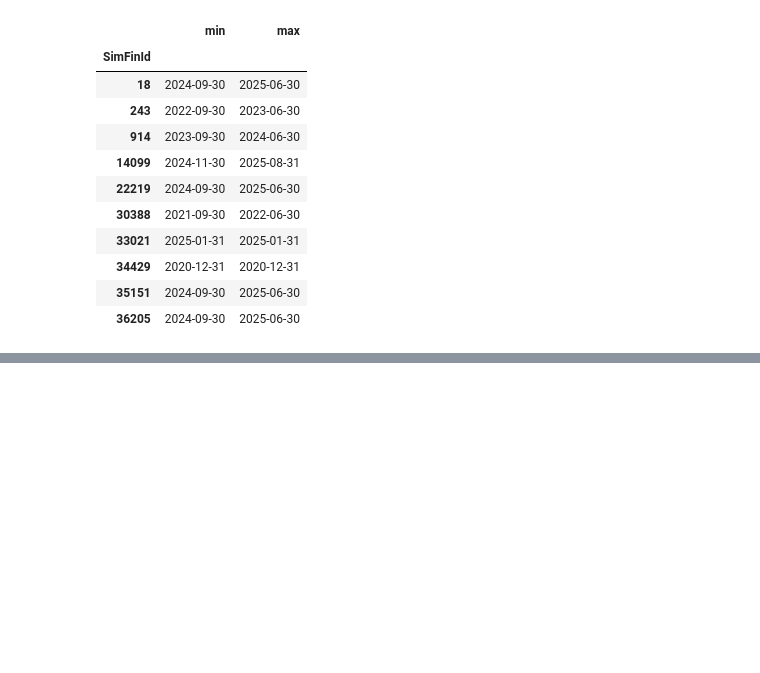
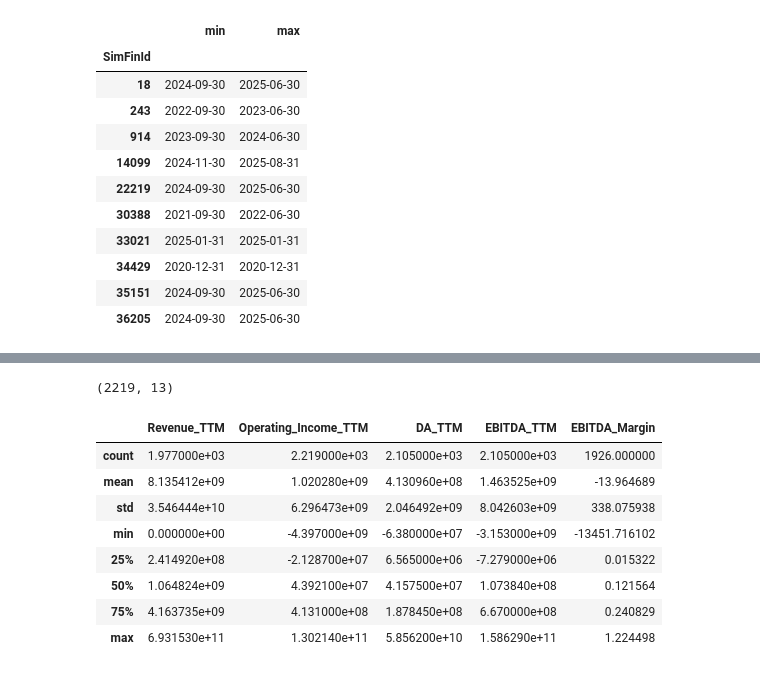
Before and after one commit to finnrcase/Econ_430_proj_1, a Jupyter notebook: notebooks/01_build_dataset.ipynb, the cells around one changed output, grey strips where cells are left out. Saved outputs shown, nothing was run; the diff lists cells and outputs as text; code cells hidden in the pictures; blank space fills up the shorter version.

```diff
--- a/notebooks/01_build_dataset.ipynb
+++ b/notebooks/01_build_dataset.ipynb
@@ -528,0 +716,4 @@ cashflow_latest4.groupby('SimFinId').size().value_counts()
+# %%
+print('Before cash-flow merge:', income_ttm.shape)
+ttm_financials = income_ttm.merge(cashflow_ttm, on='SimFinId', how='left', validate='one_to_one')
+print('After cash-flow merge:', ttm_financials.shape)
@@ -528,0 +723,6 @@ cashflow_latest4.groupby('SimFinId').size().value_counts()
+# %%
+ttm_financials['Matching_TTM_Window'] = (
+    (ttm_financials['Income_First_Report_Date'] == ttm_financials['Cashflow_First_Report_Date'])
+    & (ttm_financials['Income_Latest_Report_Date'] == ttm_financials['Cashflow_Latest_Report_Date'])
+)
+ttm_financials['Matching_TTM_Window'].value_counts()
@@ -528,0 +734,10 @@ cashflow_latest4.groupby('SimFinId').size().value_counts()
+# %%
+ttm_financials.loc[~ttm_financials['Matching_TTM_Window'], 'DA_TTM'] = np.nan
+ttm_financials['EBITDA_TTM'] = ttm_financials['Operating_Income_TTM'] + ttm_financials['DA_TTM']
+# %%
+ttm_financials['EBITDA_Margin'] = np.nan
+nonzero_revenue = ttm_financials['Revenue_TTM'].notnull() & (ttm_financials['Revenue_TTM'] != 0)
+ttm_financials.loc[nonzero_revenue, 'EBITDA_Margin'] = (
+    ttm_financials.loc[nonzero_revenue, 'EBITDA_TTM']
+    / ttm_financials.loc[nonzero_revenue, 'Revenue_TTM']
+)
@@ -528,0 +753,16 @@ cashflow_latest4.groupby('SimFinId').size().value_counts()
+# %%
+ttm_financials.shape
+# %% [output]
+(2219, 13)
+# %%
+ttm_financials[['Revenue_TTM', 'Operating_Income_TTM', 'DA_TTM', 'EBITDA_TTM', 'EBITDA_Margin']].describe()
+# %% [output]
+|  | Revenue_TTM | Operating_Income_TTM | DA_TTM | EBITDA_TTM | EBITDA_Margin |
+| count | 1.977000e+03 | 2.219000e+03 | 2.105000e+03 | 2.105000e+03 | 1926.000000 |
+| mean | 8.135412e+09 | 1.020280e+09 | 4.130960e+08 | 1.463525e+09 | -13.964689 |
+| std | 3.546444e+10 | 6.296473e+09 | 2.046492e+09 | 8.042603e+09 | 338.075938 |
+| min | 0.000000e+00 | -4.397000e+09 | -6.380000e+07 | -3.153000e+09 | -13451.716102 |
+| 25% | 2.414920e+08 | -2.128700e+07 | 6.565000e+06 | -7.279000e+06 | 0.015322 |
+| 50% | 1.064824e+09 | 4.392100e+07 | 4.157500e+07 | 1.073840e+08 | 0.121564 |
+| 75% | 4.163735e+09 | 4.131000e+08 | 1.878450e+08 | 6.670000e+08 | 0.240829 |
+| max | 6.931530e+11 | 1.302140e+11 | 5.856200e+10 | 1.586290e+11 | 1.224498 |
```
Also changed, not shown: parts of 103 cells of this notebook.
